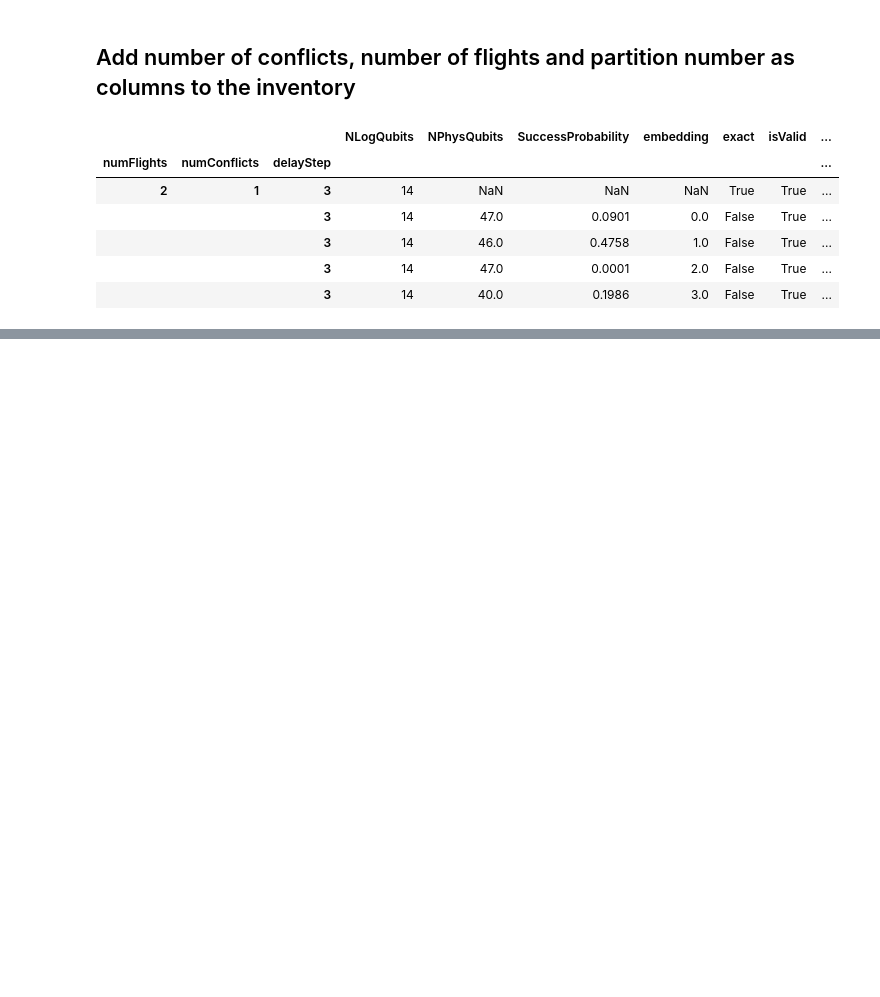
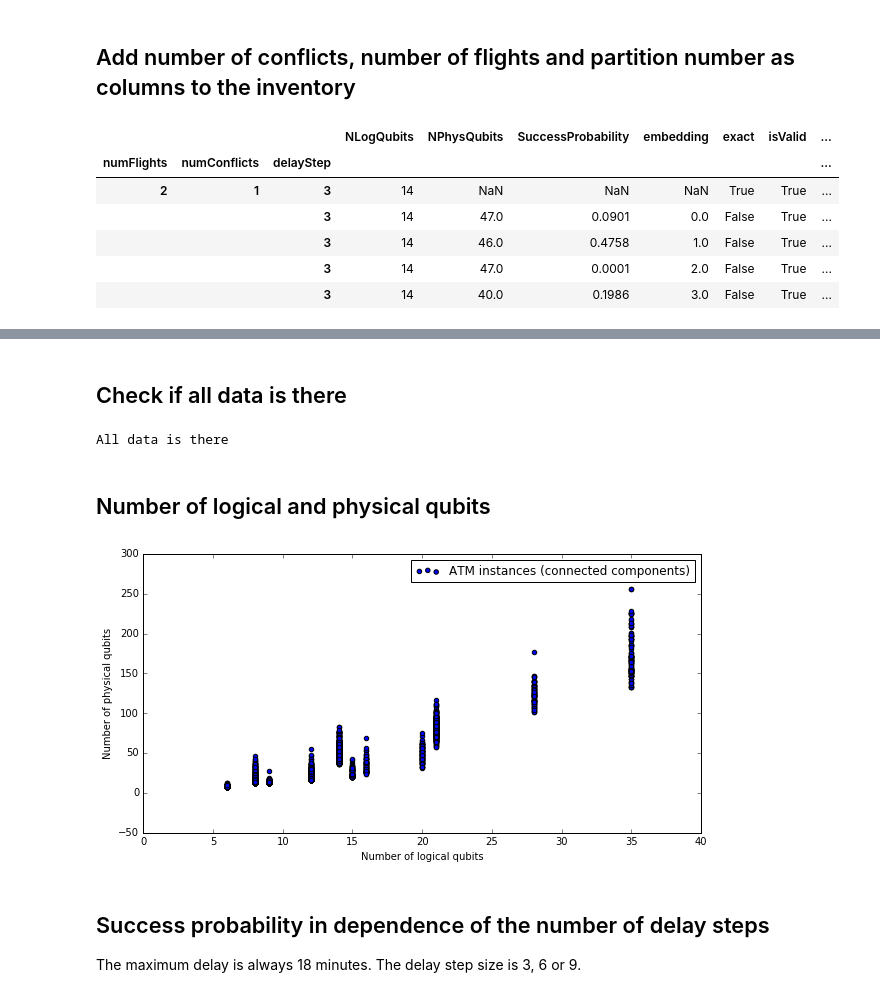
Before and after one commit to ventugithub/QCFATM, a Jupyter notebook: code/departureDelayModel/analysis/analysis.ipynb, the cells around one changed output, grey strips where cells are left out. Drawn from its saved outputs; the diff is of its cells as text; code cells hidden in the pictures; blank space fills up the shorter version.

Commit message:
Advanced preliminary analysis of departure delay model DW runs

```diff
--- a/code/departureDelayModel/analysis/analysis.ipynb
+++ b/code/departureDelayModel/analysis/analysis.ipynb
@@ -123,0 +89,19 @@ inventoryProcessed.set_index(['numFlights', 'numConflicts', 'delayStep']).head()
+# %%
+inventoryProcessed = inventoryProcessed[inventoryProcessed.partitionNumber < 80]
+iv = inventoryProcessed
+# %% [markdown]
+## Check if all data is there ##
+# %%
+complete = True
+for delayStep in (3, 6, 9):
+    for partitionNumber in range(0, 1):
+        for pw in (0.5, 1, 2):
+            subset = iv[(iv.delayStep == 3) & (iv.partitionNumber == 0) & (iv.penalty_weight_conflict == 0.5)]
+            if len(subset) != 6:
+                complete = False
+                print delayStep, partitionNumber, pw, subset
+                break
+if complete:
+    print "All data is there"
+# %% [output]
+All data is there
@@ -123,0 +110,18 @@ inventoryProcessed.set_index(['numFlights', 'numConflicts', 'delayStep']).head()
+# %% [markdown]
+## Number of logical and physical qubits ##
+# %%
+dvalid = iv[iv['isValid']==True]
+nLogQubitsSuccess = dvalid.NLogQubits
+nPhyQubitsSuccess = dvalid.NPhysQubits
+fig = plt.figure(figsize=(10,5))
+ax = fig.add_subplot(1, 1, 1)
+ax.scatter(nLogQubitsSuccess, nPhyQubitsSuccess, label='ATM instances (connected components)');
+ax.set_xlabel('Number of logical qubits')
+ax.set_ylabel('Number of physical qubits')
+ax.legend();
+plt.show();
+# %% [output]
+[figure, added]
+# %% [markdown]
+## Success probability in dependence of the number of delay steps ##
+The maximum delay is always 18 minutes. The delay step size is 3, 6 or 9.
```
Also changed, not shown: parts of 17 cells of this notebook.
